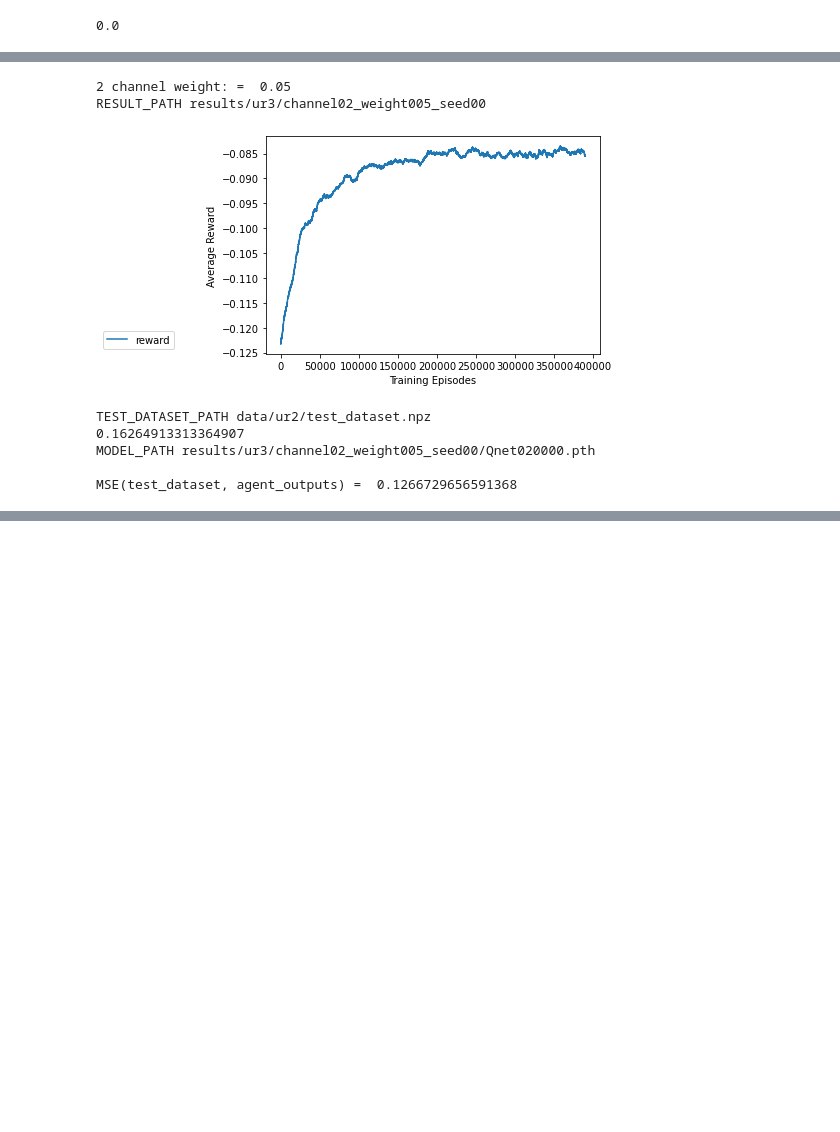
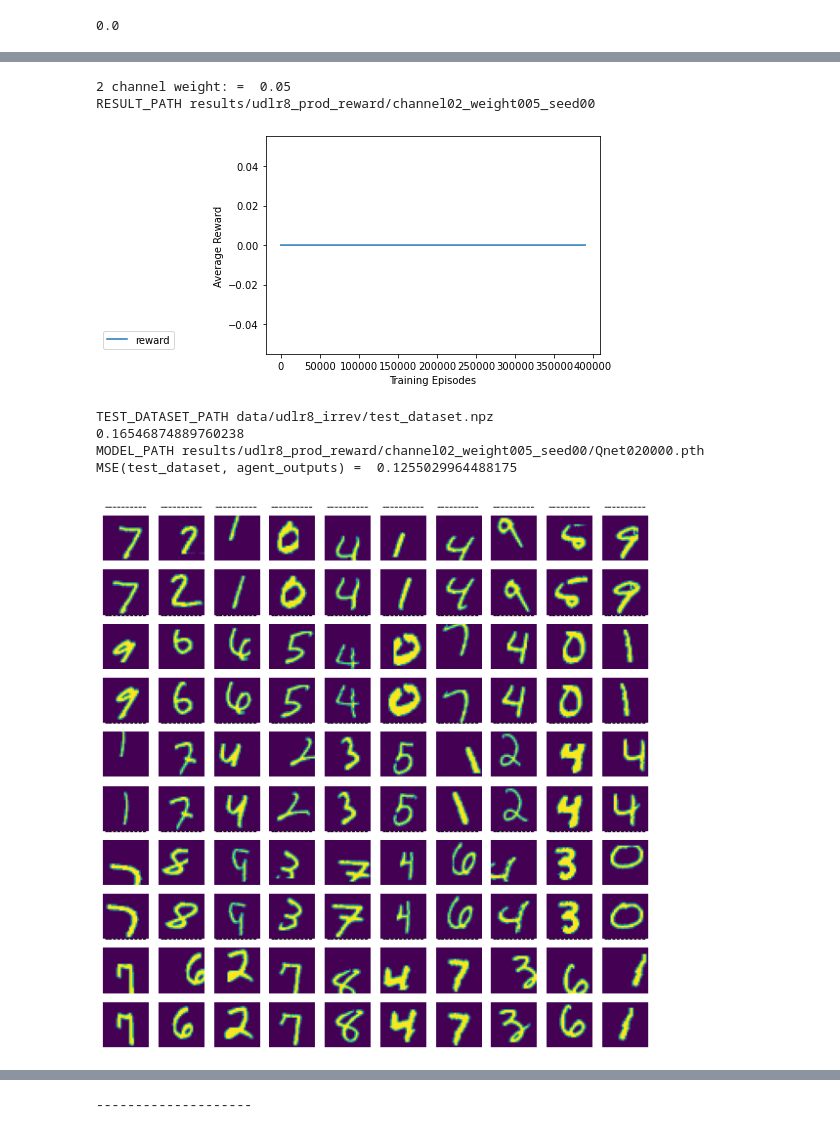
Before and after one commit to hmHam/SelectiveSR, a Jupyter notebook: shift_unshift/see_results.ipynb, the cells around one changed output, grey strips where cells are left out. Drawn from its saved outputs; the diff is of its cells as text; code cells hidden in the pictures; blank space fills up the shorter version.

Commit message:
shift unshift irrev

```diff
--- a/shift_unshift/see_results.ipynb
+++ b/shift_unshift/see_results.ipynb
@@ -55,7 +59,11 @@ action 4 0.16558941223548243
 2
 [figure]
 # %%
+# 4回でMSEが最小のものは、自分が想定している対(上(0)で変換すれば下(1), 右(3)で変換すれば左(2))と同じかを確認した。
+# しかし、これも上のセルと同様に「４回」逆変換を施す場合でのMSE最小の行動しか調べていないので、正しい確認になっていない。
+# 実際,右(3)の変換に対しては、もう一度右(3)を3回適応した方がより早くMSEが0になる。
 err = 0
+N = fi_N.shape[0]
 for n in range(N):
     fi = fi_N[n]
     expected_a_t = 1 if fi == 0 else 2
@@ -73,16 +81,3 @@ for n in range(N):
 err / N
 # %% [output]
 0.0
-# %%
-print(actual_best_actions)
-fig, axes = plt.subplots(1, 3, figsize=(12, 4))
-axes[0].imshow(x)
-axes[0].axis('off')
-
-axes[1].imshow(y_init)
-axes[1].axis('off')
-
-axes[2].imshow(y)
-axes[2].axis('off')
-
-plt.show()
@@ -131,8 +232,11 @@ count / N
 # %%
 # 実験条件を指定
 SEED = 0
-data_dir = 'ur2'
-outdir = 'ur3'
+data_dir = 'udlr8_irrev'
+outdir = 'udlr8_prod_reward'
+FUNCS = FUNCS_IRREV
+ACTIONS = ACTIONS_IRREV
+
 for (CHANNEL, WEIGHT) in [
 #     [2, 0.00],
     [2, 0.05],
@@ -145,9 +249,11 @@ for (CHANNEL, WEIGHT) in [
     actions = [lambda x: x] + ACTIONS
 
     # see reward
+    fig = plt.figure()
     ax = plt.subplot(111)
     ma = show_reward(ax, dir_path=str(RESULT_PATH), mono=False, n=10000, label='reward')
     plt.show()
+    fig.savefig(os.path.join(RESULT_PATH, 'reward.png'))
 
     # load test data
     TEST_DATASET_PATH = 'data/%s/test_dataset.npz' % data_dir
@@ -156,6 +262,7 @@ for (CHANNEL, WEIGHT) in [
     Dx = test_dataset_context['original_dataset']
     Dx = torch.from_numpy(Dx)
     Dy = test_dataset_context['test_dataset']
+    labels = test_dataset_context['test_func_labels']
     Dy = torch.from_numpy(Dy)
 
     print(torch.mean((Dy - Dx)**2).item())
@@ -171,47 +278,63 @@ for (CHANNEL, WEIGHT) in [
     if len(METRIC_PATH) > 0:
         result = np.load(str(METRIC_PATH[0]))
     else:
-        result = agent_metrics(Dy, Dx, Qnet, actions, channel=CHANNEL)
+        result = agent_metrics(Dy.clone(), Dx, Qnet, actions, channel=CHANNEL)
     mse = result[:, -1].mean()
     print('MSE(test_dataset, agent_outputs) = ', mse)
 
+    # 復元画像を保存
+    SNAPSHOT_PATH = os.path.join(RESULT_PATH, 'snapshot')
+    os.makedirs(SNAPSHOT_PATH, exist_ok=True)
     fig, axes = plt.subplots(10, 10, figsize=(10, 10))
     for i in range(0, 10, 2):
         for j in range(10):
-            y = Dy[10 * i + j]
+            y = Dy[10 * i + j].clone()
             x = Dx[10 * i + j]
             took_act = result[10 * i + j, :-1]
             for a in took_act:
                 y = actions[int(a)](y)
             x_hat = y
 
             axes[i, j].imshow(x_hat)
+            axes[i, j].axis('off')
             axes[i, j].set_title('-' * 10)
             axes[i + 1, j].imshow(x)
+            axes[i + 1, j].axis('off')
     plt.show()
-    fig, axes = plt.subplots(1, 5, figsize=(20, 4))
-    for j in range(5):
-        axes[j].set_title('%d' % (j + 1))
-        freq, _, patches = axes[j].hist(result[:, j], bins=np.arange(6) - 0.5, density=True)
-        patches[freq.argsort()[::-1][0]].set_fc('r')
-        patches[freq.argsort()[::-1][1]].set_fc('r')
-        axes[j].set_xticks(np.arange(5))
-        axes[j].set_xticklabels(list('nudlr'))
+    timestamp = datetime.strftime(datetime.now(), '%m%d_%H%M%S')
+    restore_imgs_fname = os.path.join(SNAPSHOT_PATH, f'restore_imgs_{timestamp}.png')
+    fig.savefig(restore_imgs_fname)
+
+    # 選択した行動のヒストグラムを保存
+    # TODO: 入力画像の4通りの変換で場合分け
+    fig, axes = plt.subplots(4, 5, figsize=(20, 12))
+    for i in range(4):
+        act_hist = result[labels == i, :-1]
+        for j in range(5):
+            axes[i, j].set_title('%s %d' % (list('udlr')[i], j + 1))
+            freq, _, patches = axes[i, j].hist(act_hist[j], bins=np.arange(6) - 0.5, density=True)
+#             patches[freq.argsort()[::-1][0]].set_fc('r')
+#             patches[freq.argsort()[::-1][1]].set_fc('r')
+            axes[i, j].set_xticks(np.arange(5))
+            axes[i, j].set_xticklabels(list('nudlr'))
+    plt.tight_layout()
     plt.show()
+    took_actions_fname = os.path.join(SNAPSHOT_PATH, f'took_actions_{timestamp}.png')
+    fig.savefig(took_actions_fname)
     print()
 
     # 上下左右
 
     if len(METRIC_PATH) == 0:
         np.save(str(RESULT_PATH / f'metrics{int(1000*mse):03d}.npy'), result)
     print('-' * 20)
     print()
 # %% [output]
 2 channel weight: =  0.05
-RESULT_PATH results/ur3/channel02_weight005_seed00
+RESULT_PATH results/udlr8_prod_reward/channel02_weight005_seed00
-[figure, old version]
+[figure, new version]
-TEST_DATASET_PATH data/ur2/test_dataset.npz
-0.16264913313364907
-MODEL_PATH results/ur3/channel02_weight005_seed00/Qnet020000.pth
-
-MSE(test_dataset, agent_outputs) =  0.1266729656591368
+TEST_DATASET_PATH data/udlr8_irrev/test_dataset.npz
+0.16546874889760238
+MODEL_PATH results/udlr8_prod_reward/channel02_weight005_seed00/Qnet020000.pth
+MSE(test_dataset, agent_outputs) =  0.1255029964488175
+[figure, added]
@@ -217,0 +342 @@ MSE(test_dataset, agent_outputs) =  0.1266729656591368
+--------------------
```
Also changed, not shown: parts of 11 cells of this notebook, 3 other files.
